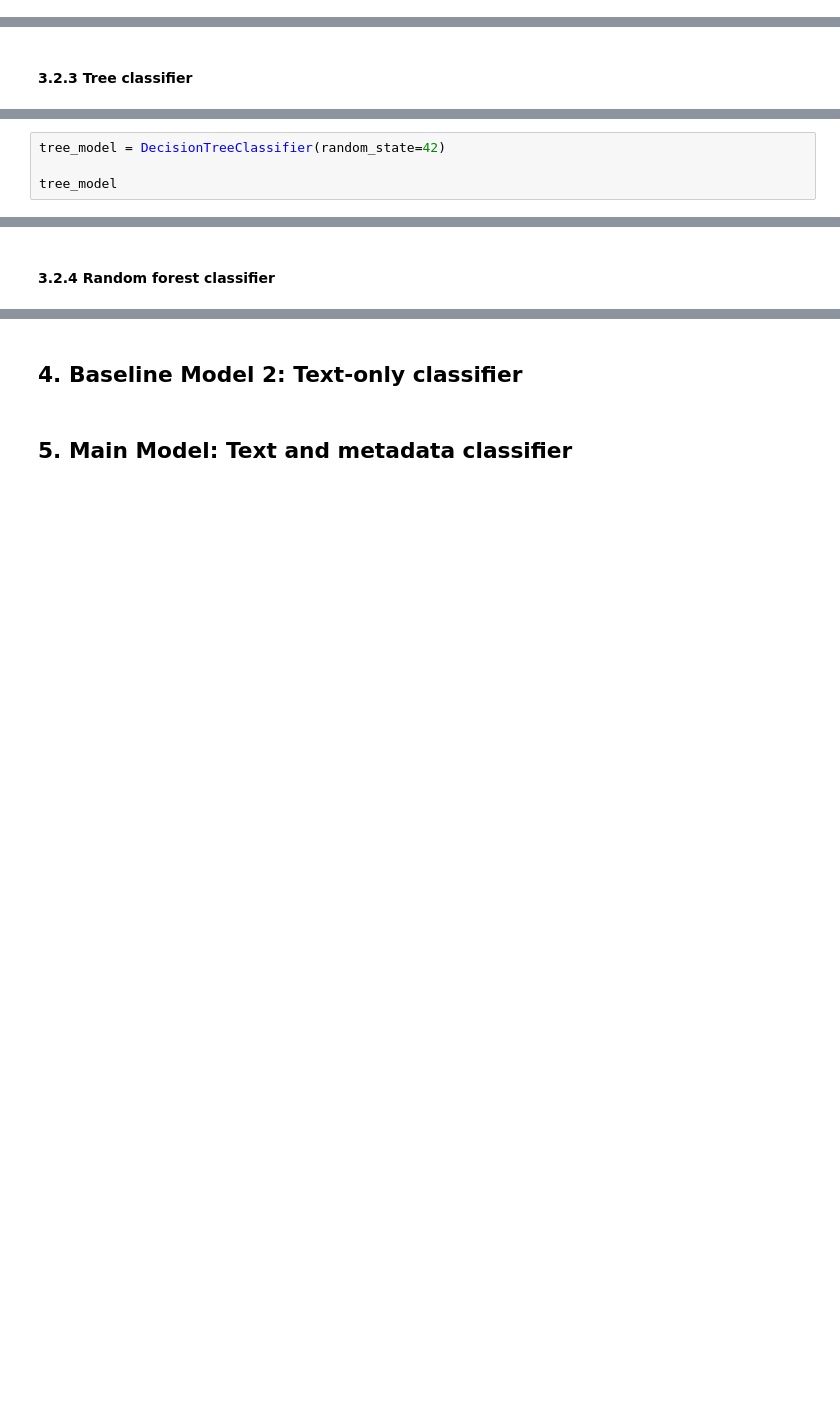
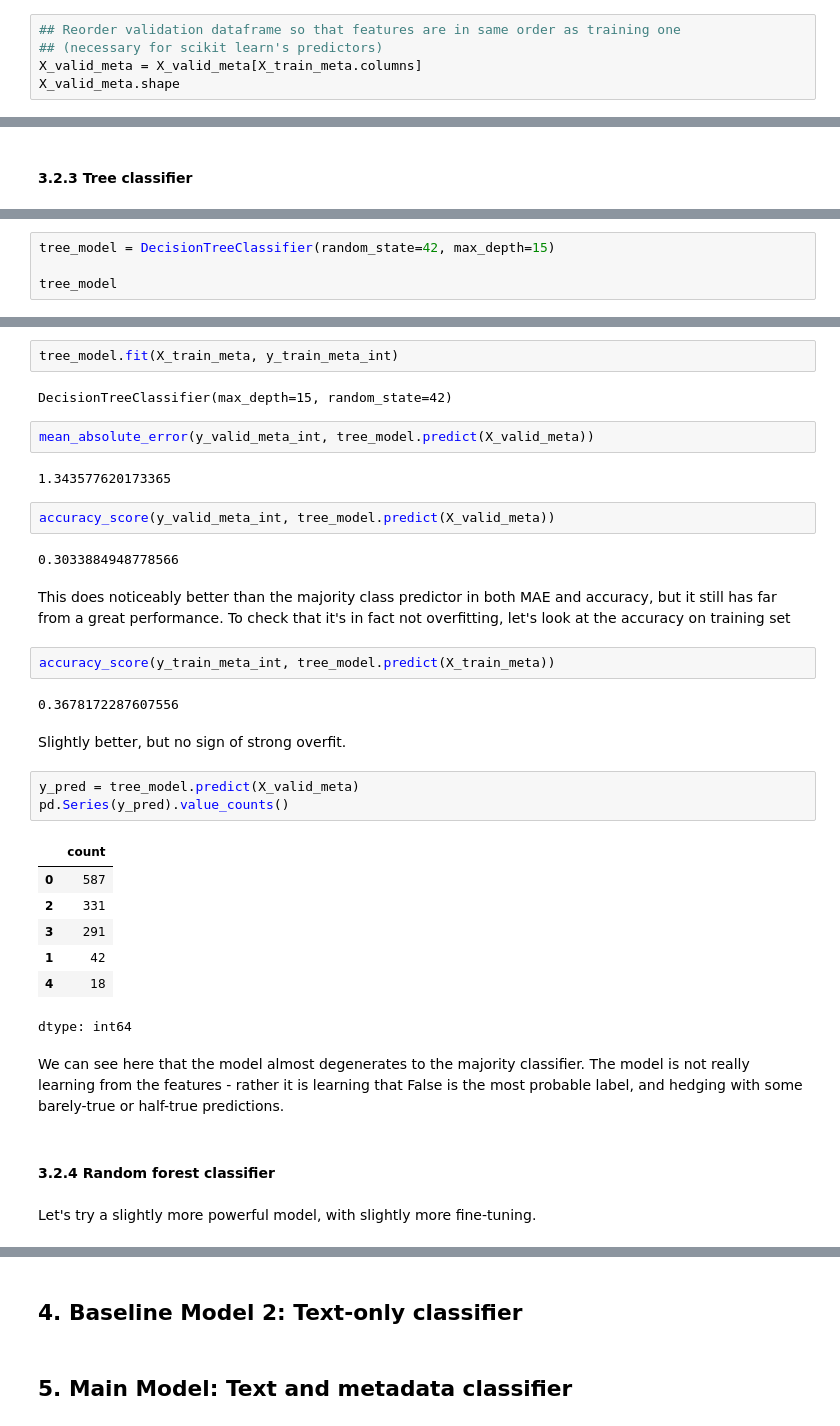
Before and after one commit to giacomomolinari/liar-fake-news-detector, a Jupyter notebook: models.ipynb, the cells around one changed output, grey strips where cells are left out. Saved outputs shown, nothing was run; the diff lists cells and outputs as text; blank space fills up the shorter version.

```diff
--- a/models.ipynb
+++ b/models.ipynb
@@ -528,3 +528,8 @@ X_valid_meta["Speaker_rush-limbaugh"] = 0
 X_valid_meta.shape
 # %% [output]
 (1269, 180)
+# %%
+## Reorder validation dataframe so that features are in same order as training one
+## (necessary for scikit learn's predictors)
+X_valid_meta = X_valid_meta[X_train_meta.columns]
+X_valid_meta.shape
@@ -571,5 +580,5 @@ As expected this has an accuracy of around 27%, as around 27% of statements in t
 # %%
-tree_model = DecisionTreeClassifier(random_state=42)
+tree_model = DecisionTreeClassifier(random_state=42, max_depth=15)
 
 tree_model
 # %% [output]
@@ -583,5 +592,40 @@ np.float64(1.4898591775059329)
+# %%
+tree_model.fit(X_train_meta, y_train_meta_int)
+# %% [output]
+DecisionTreeClassifier(max_depth=15, random_state=42)
+# %%
+mean_absolute_error(y_valid_meta_int, tree_model.predict(X_valid_meta))
+# %% [output]
+1.343577620173365
+# %%
+accuracy_score(y_valid_meta_int, tree_model.predict(X_valid_meta))
+# %% [output]
+0.3033884948778566
+# %% [markdown]
+This does noticeably better than the majority class predictor in both MAE and accuracy, but it still has far from a great performance. To check that it's in fact not overfitting, let's look at the accuracy on training set
+# %%
+accuracy_score(y_train_meta_int, tree_model.predict(X_train_meta))
+# %% [output]
+0.3678172287607556
+# %% [markdown]
+Slightly better, but no sign of strong overfit.
+# %%
+y_pred = tree_model.predict(X_valid_meta)
+pd.Series(y_pred).value_counts()
+# %% [output]
+|  | count |
+| 0 | 587 |
+| 2 | 331 |
+| 3 | 291 |
+| 1 | 42 |
+| 4 | 18 |
+dtype: int64
+# %% [markdown]
+We can see here that the model almost degenerates to the majority classifier. The model is not really learning from the features - rather it is learning that False is the most probable label, and hedging with some barely-true or half-true predictions.
 # %% [markdown]
 #### 3.2.4 Random forest classifier
+# %% [markdown]
+Let's try a slightly more powerful model, with slightly more fine-tuning.
 # %%
 forest_model = RandomForestClassifier(random_state=42)
 
```
Also changed, not shown: parts of 39 cells of this notebook.
